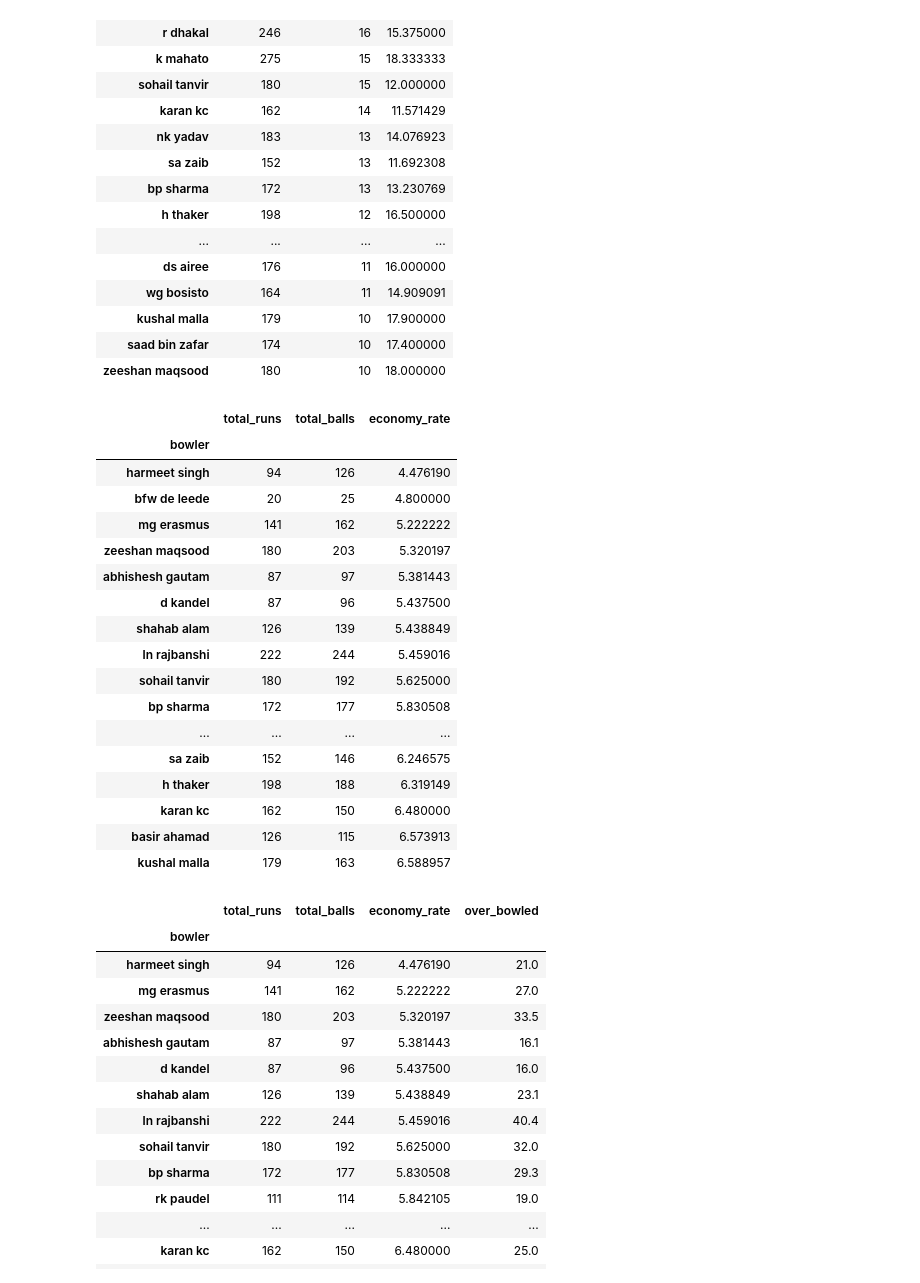
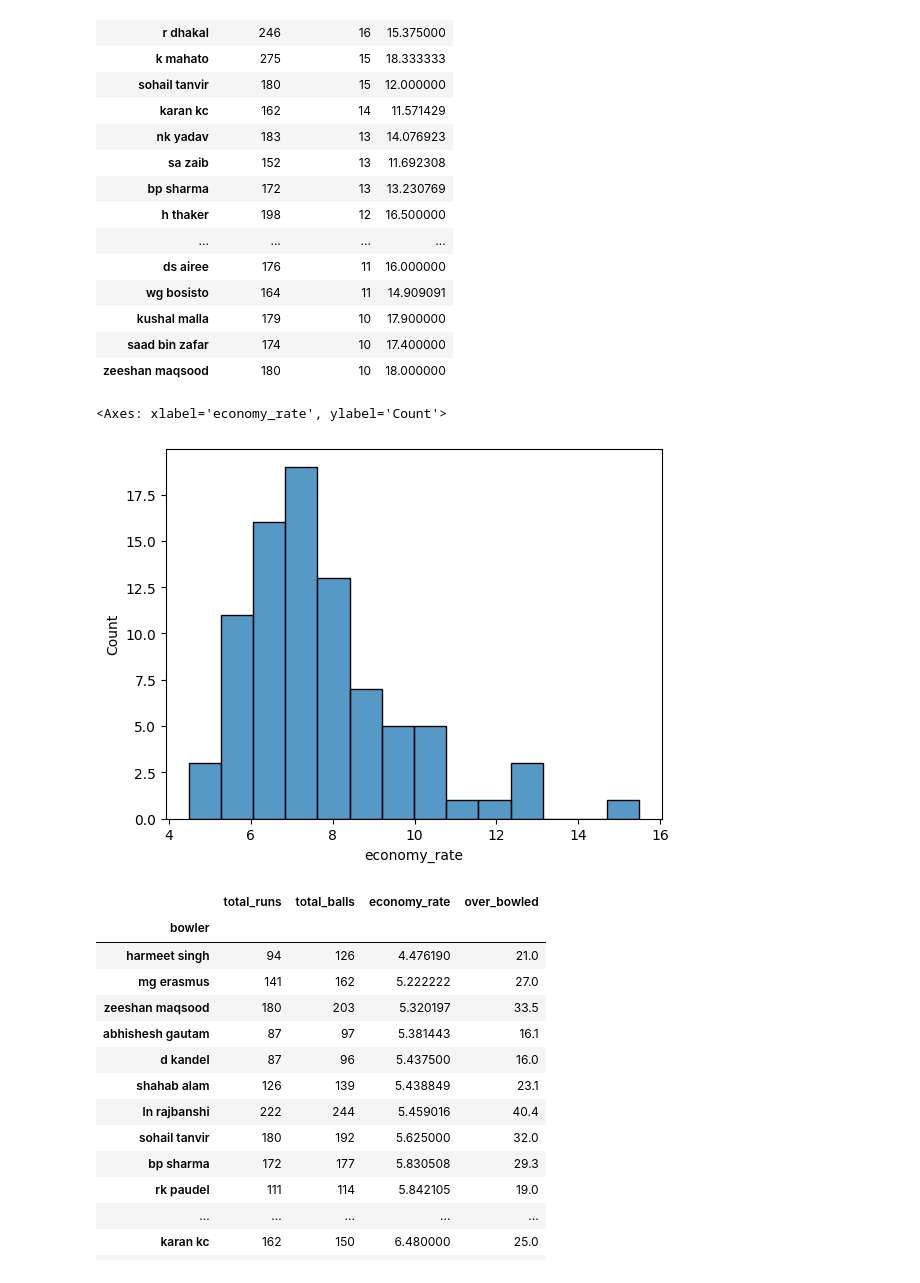
Before and after one commit to prajwaldahal/Npl-data-analysis, a Jupyter notebook: npl_analysis.ipynb, the cells around one changed output. Saved outputs shown, nothing was run; the diff lists cells and outputs as text; code cells hidden in the pictures.

```diff
--- a/npl_analysis.ipynb
+++ b/npl_analysis.ipynb
@@ -566,32 +565,16 @@ bowling_avg.sort_values("total_wickets",ascending=False).head(20)
 # %%
 #28. Determine the economy rate for each bowler (runs conceded per over).
 economy = df.groupby("bowler").agg(
     total_runs=('runs_total', 'sum'),
     total_balls=('ball', 'count')
 )
 
 economy['economy_rate'] = economy['total_runs'] / (economy['total_balls'] / 6)
 economy.sort_values("economy_rate",inplace=True)
-economy.head(20)
+sns.histplot(economy["economy_rate"])
 # %% [output]
-|  | total_runs | total_balls | economy_rate |
-| bowler |  |  |  |
-| harmeet singh | 94 | 126 | 4.476190 |
-| bfw de leede | 20 | 25 | 4.800000 |
-| mg erasmus | 141 | 162 | 5.222222 |
-| zeeshan maqsood | 180 | 203 | 5.320197 |
-| abhishesh gautam | 87 | 97 | 5.381443 |
-| d kandel | 87 | 96 | 5.437500 |
-| shahab alam | 126 | 139 | 5.438849 |
-| ln rajbanshi | 222 | 244 | 5.459016 |
-| sohail tanvir | 180 | 192 | 5.625000 |
-| bp sharma | 172 | 177 | 5.830508 |
-| ... | ... | ... | ... |
-| sa zaib | 152 | 146 | 6.246575 |
-| h thaker | 198 | 188 | 6.319149 |
-| karan kc | 162 | 150 | 6.480000 |
-| basir ahamad | 126 | 115 | 6.573913 |
-| kushal malla | 179 | 163 | 6.588957 |
+<Axes: xlabel='economy_rate', ylabel='Count'>
+[figure, added]
 # %%
 #29. Identify the top 5 bowlers with the best economy rates (minimum 5 overs).
 economy["over_bowled"]=economy["total_balls"] // 6+(economy["total_balls"] % 6) / 10
```
Also changed, not shown: parts of 9 cells of this notebook, 1 other file.
